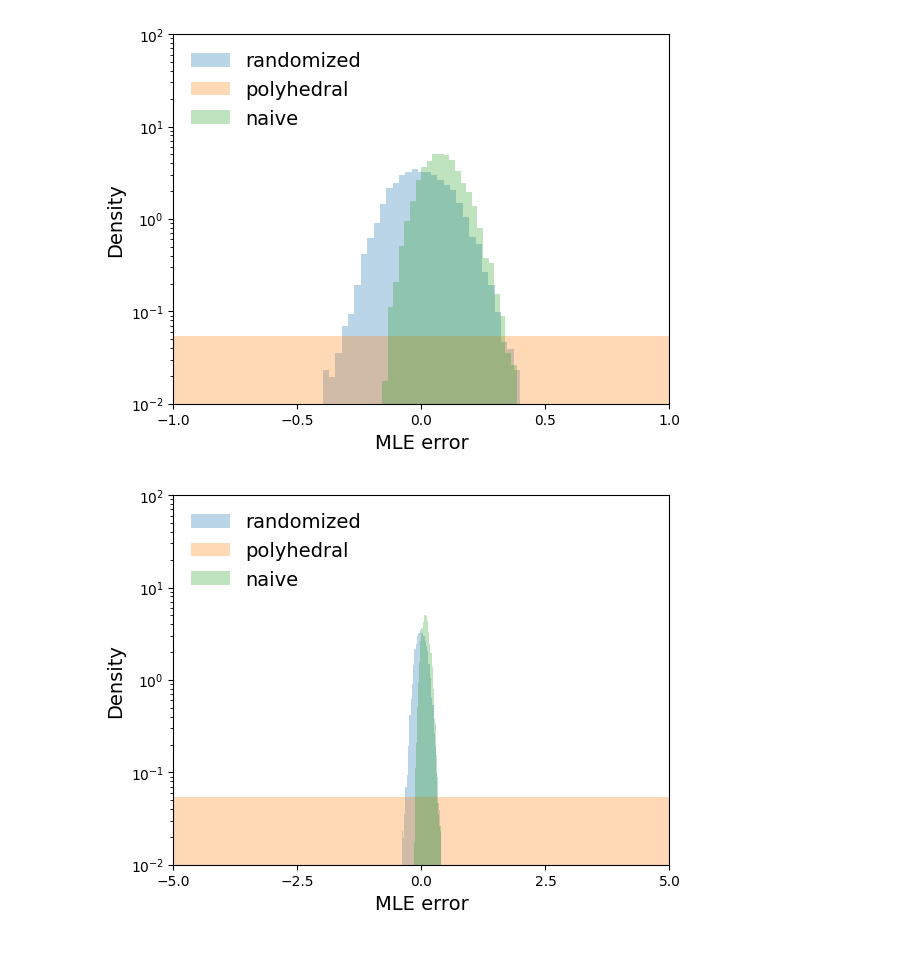
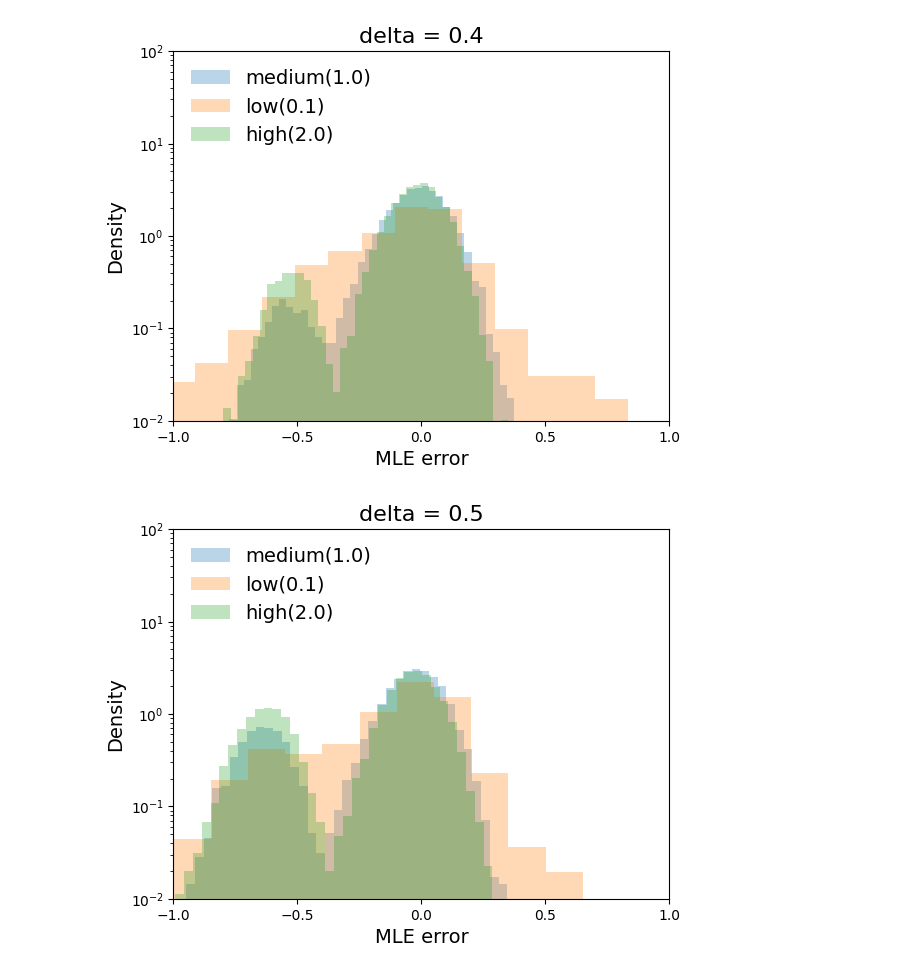
Before and after one commit to shirara1016/randomized, a Jupyter notebook: randomized_multi.ipynb, the cells around one changed output. Saved outputs shown, nothing was run; the diff lists cells and outputs as text; code cells hidden in the pictures.

```diff
--- a/randomized_multi.ipynb
+++ b/randomized_multi.ipynb
@@ -3,20 +3,41 @@ import polars as pl
 import matplotlib.pyplot as plt
 import numpy as np
 
-frame = pl.read_csv("results/*low*.csv")
+frame_1 = pl.read_csv("results/*low*.csv").group_by("method", "delta", maintain_order=True).agg(
+    pl.col("is_contain").mean().alias("coverage"),
+    (pl.col("mle") - pl.col("true_signal")).alias("mle_error"),
+    (pl.col("p") < 0.05).mean().alias("reject_rate"),
+    (pl.col("ci_upper") - pl.col("ci_lower")).alias("ci_length"),
+).with_columns(pl.col("method").str.replace("randomized", "randomized_low"))
 
-frame = frame.group_by("method", "delta", maintain_order=True).agg(
+frame_2 = pl.read_csv("results/*high*.csv").group_by("method", "delta", maintain_order=True).agg(
+    pl.col("is_contain").mean().alias("coverage"),
+    (pl.col("mle") - pl.col("true_signal")).alias("mle_error"),
+    (pl.col("p") < 0.05).mean().alias("reject_rate"),
+    (pl.col("ci_upper") - pl.col("ci_lower")).alias("ci_length"),
+).with_columns(pl.col("method").str.replace("randomized", "randomized_high"))
+
+frame_3 = pl.read_csv("results/*randomized_0*.csv").group_by("method", "delta", maintain_order=True).agg(
     pl.col("is_contain").mean().alias("coverage"),
     (pl.col("mle") - pl.col("true_signal")).alias("mle_error"),
     (pl.col("p") < 0.05).mean().alias("reject_rate"),
     (pl.col("ci_upper") - pl.col("ci_lower")).alias("ci_length"),
 )
 
+frame_4 = pl.read_csv("results/*polyhedral*.csv").group_by("method", "delta", maintain_order=True).agg(
+    pl.col("is_contain").mean().alias("coverage"),
+    (pl.col("mle") - pl.col("true_signal")).alias("mle_error"),
+    (pl.col("p") < 0.05).mean().alias("reject_rate"),
+    (pl.col("ci_upper") - pl.col("ci_lower")).alias("ci_length"),
+)
+
+frame = frame_1.vstack(frame_2).vstack(frame_3).vstack(frame_4)
+
 mle_errors: dict[str, list] = {}
 ci_lengths: dict[str, list] = {}
 reject_rates: dict[str, list] = {}
 coverages: dict[str, list] = {}
-for method in ["randomized"]:
+for method in ["randomized_low", "randomized_high", "randomized", "polyhedral"]:
     mle_errors[method] = []
     ci_lengths[method] = []
     reject_rates[method] = []
@@ -98,10 +94,10 @@ ticks_dict = {
 }
 
 for delta_index in range(6):
-    for lim in [1, 5]:
-        plt.hist(mle_errors["randomized"][delta_index], bins=40, alpha=0.3, density=True, label="randomized")
-        plt.hist(mle_errors["polyhedral"][delta_index], bins=40, alpha=0.3, density=True, label="polyhedral")
-        plt.hist(mle_errors["naive"][delta_index], bins=40, alpha=0.3, density=True, label="naive")
+    for lim in [1]:
+        plt.hist(mle_errors["randomized"][delta_index], bins=40, alpha=0.3, density=True, label="medium(1.0)")
+        plt.hist(mle_errors["randomized_low"][delta_index], bins=40, alpha=0.3, density=True, label="low(0.1)")
+        plt.hist(mle_errors["randomized_high"][delta_index], bins=40, alpha=0.3, density=True, label="high(2.0)")
         plt.legend(frameon=False, fontsize=14, loc="upper left")
         plt.xlim(-lim, lim)
         plt.xticks(ticks_dict[lim])
@@ -109,6 +105,7 @@ for delta_index in range(6):
         plt.yscale("log")
         plt.xlabel("MLE error", fontsize=14)
         plt.ylabel("Density", fontsize=14)
-        plt.savefig(f"figure/mle_error_hist_lim{lim}_signal{delta_index/10:.1f}.pdf", bbox_inches="tight", pad_inches=0.0, transparent=True)
+        plt.title(f"delta = {signals[delta_index]:.1f}", fontsize=16)
+        # plt.savefig(f"figure/mle_error_hist_lim{lim}_signal{delta_index/10:.1f}.pdf", bbox_inches="tight", pad_inches=0.0, transparent=True)
         plt.show()
 # %% [output]
@@ -119,2 +116,2 @@ for delta_index in range(6):
-[figure, old version]
+[figure, new version]
-[figure, old version]
+[figure, new version]
```
Also changed, not shown: parts of 5 cells of this notebook, 6 other files.
